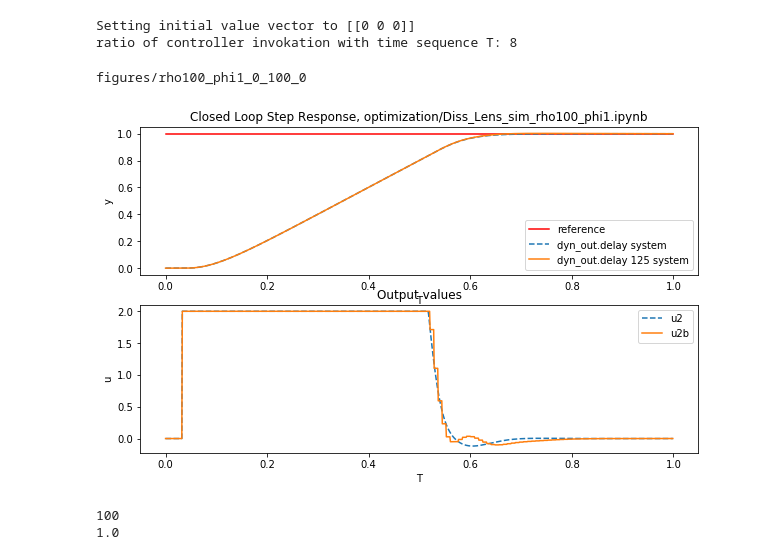
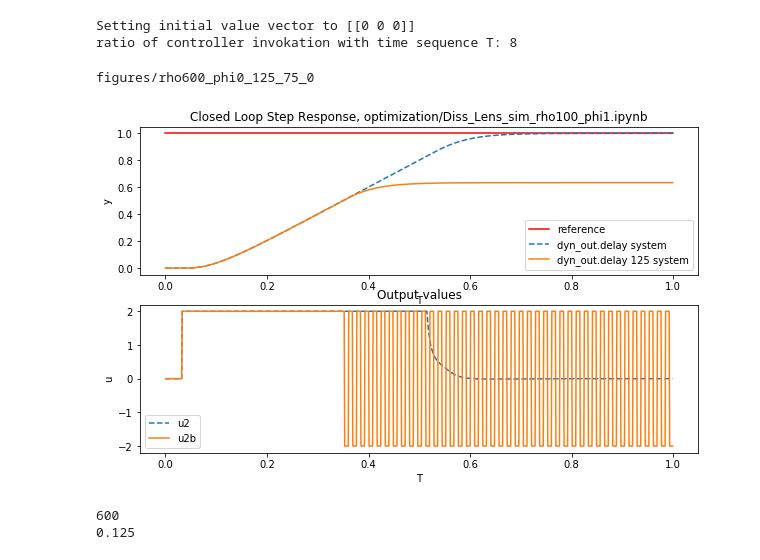
Before and after one commit to ipa-lth/jupyter_nb, a Jupyter notebook: optimization/Diss_Lens_sim_rho100_phi1.ipynb, the cells around one changed output. Cells and saved outputs as stored; diff of their text form; code cells hidden in the pictures.

```diff
--- a/optimization/Diss_Lens_sim_rho100_phi1.ipynb
+++ b/optimization/Diss_Lens_sim_rho100_phi1.ipynb
@@ -147,8 +147,8 @@ ro = cvxpy.Parameter(nonneg=True) # Real <=-ro
 ni = cvxpy.Parameter(nonneg=True) # |Imag| <= ni*Real
 
 #####################################################
-max_real = 100
-max_imag = 100
+max_real = 600
+max_imag = 75
 
 
 ro.value = max_real
@@ -472,40 +471,39 @@ plt.ylabel('y')
 plt.title('Closed Loop Step Response, optimization/Diss_Lens_sim_rho100_phi1.ipynb')
 
 
 ax2 = plt.subplot(2, 1, 2)
 
 #line0, = plt.plot(T, u1, 'r--', label='u1')
 ax2.plot(T, u2_sat, '--', label='u2')
 ax2.plot(T, u2b_sat, '-', label='u2b')
 #line2, = plt.plot(T, u2b_sat, 'b--', label='u2b')
 #line2, = plt.plot(T, u3, 'g', label='u3')
 
 
 
 #>first_legend = plt.legend(handles=[line1, line2, line1b, line2b], loc=1)
 plt.legend()
 plt.xlabel('T')
 plt.ylabel('u')
 plt.title('Output values')
 #plt.show()
 
 #loadtools.saveNPY(fname, plot_control_step_y=(T[:], np.array(y1[0,:].T)),
 #                         plot_control_step_u=(T, u1),
 #                         plot_control_step_delay_y=(T[:], np.array(y2[0,:].T)),
 #                         plot_control_step_delay_u=(T, u2),
 #                         plot_control_step_s=(T[:], s))
 
 fname = 'figures/rho{}_phi{}_{}'.format(ro.value, ni.value, ro.value*ni.value)
 fname = fname.replace('.','_')
 print fname
-plt.savefig(fname+'.png',
-           transparent=True,)
+plt.savefig(fname+'.png')
 # %% [output]
-figures/rho100_phi1_0_100_0
+figures/rho600_phi0_125_75_0
-[figure, old version]
+[figure, new version]
 # %%
 print ro.value
 print ni.value
 # %% [output]
-100
-1.0
+600
+0.125
```
Also changed, not shown: parts of 3 cells of this notebook, 3 other files.
